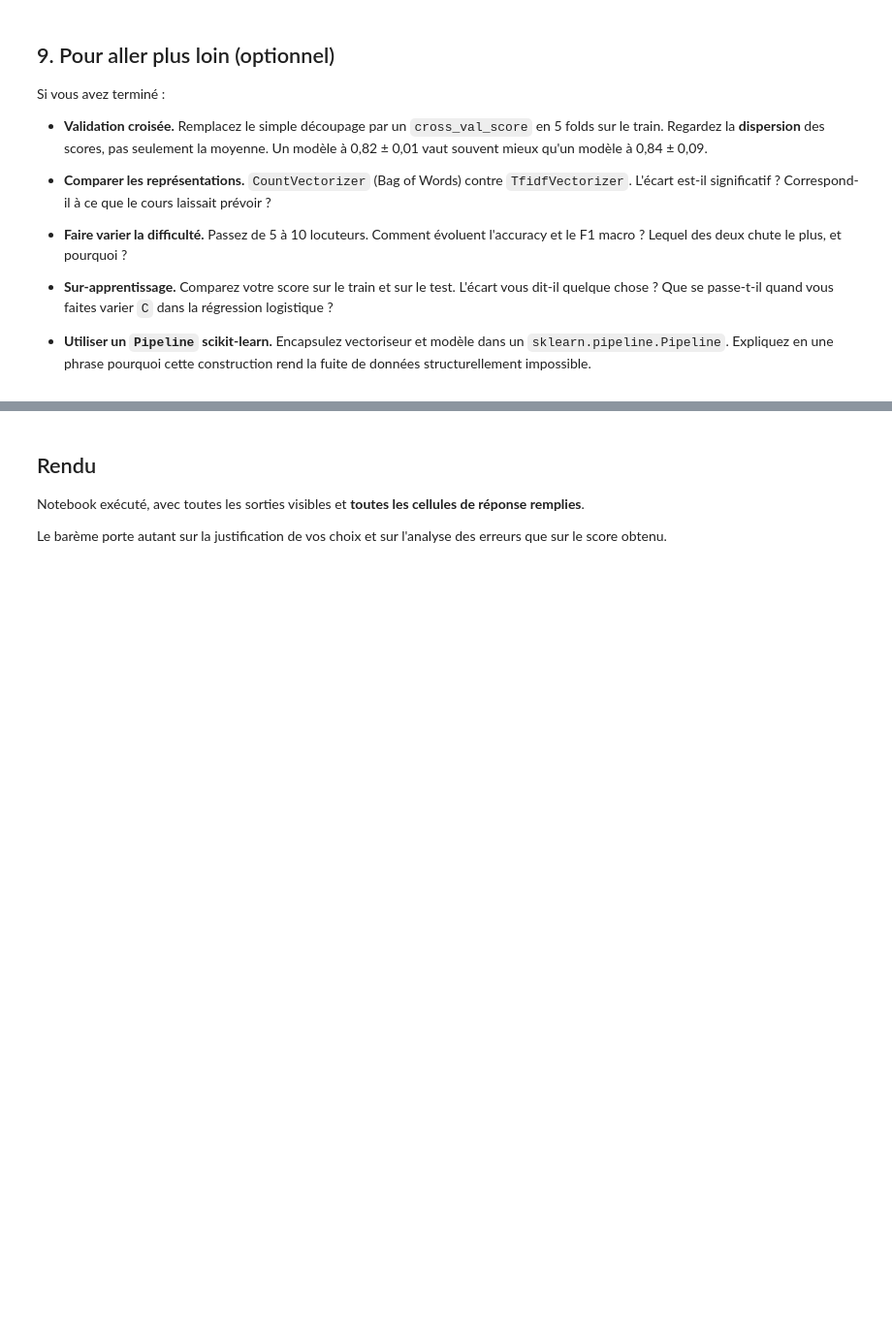
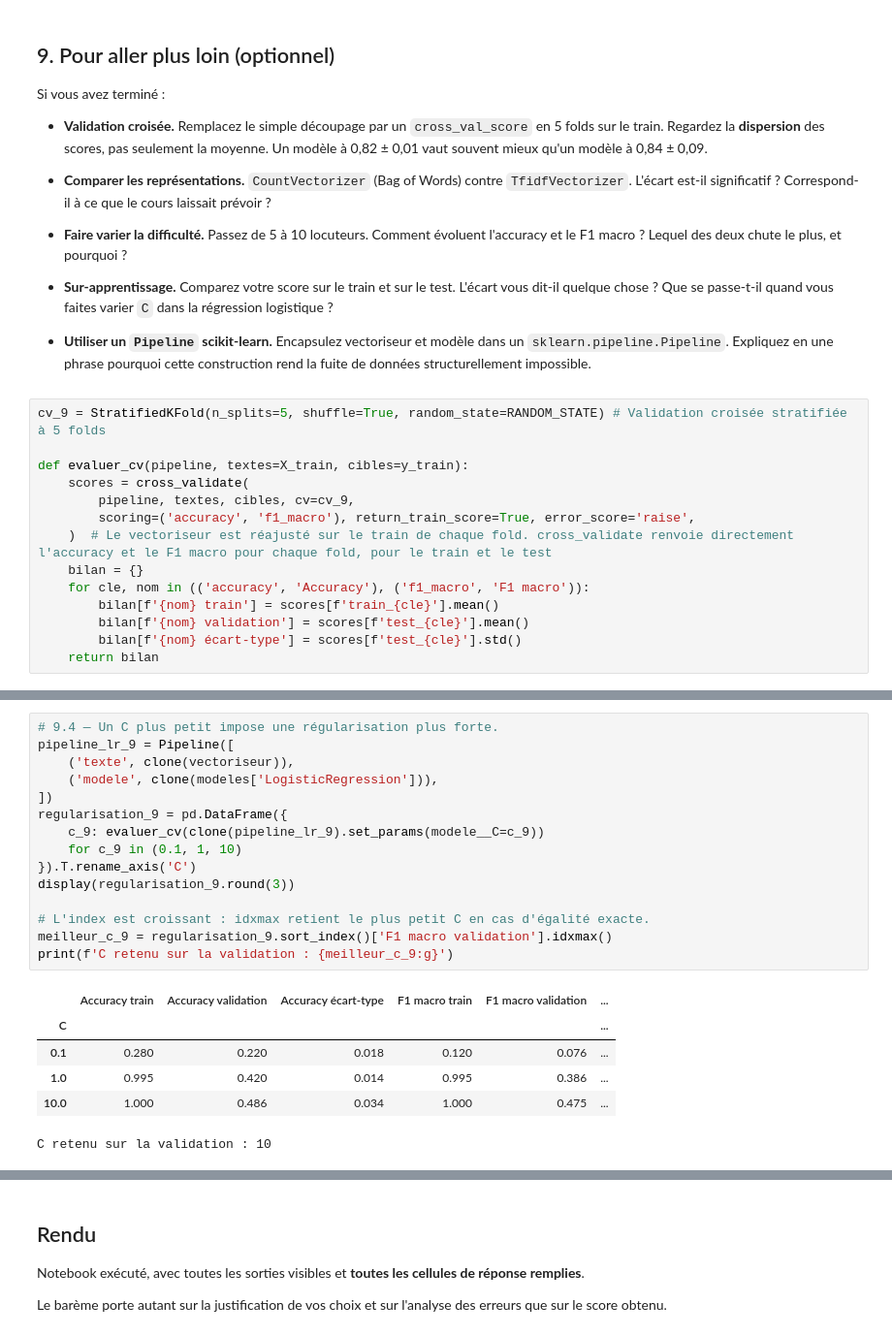
Before and after one commit to mcrayssac/ING3_IAA_GB_NLP, a Jupyter notebook: TP1_NLP_pipeline.ipynb, the cells around one changed output, grey strips where cells are left out. Shown at 97% size. Saved outputs shown, nothing was run; the diff lists cells and outputs as text; blank space fills up the shorter version.

```diff
--- a/TP1_NLP_pipeline.ipynb
+++ b/TP1_NLP_pipeline.ipynb
@@ -725,3 +729,17 @@ Si vous avez terminé :
 - **Sur-apprentissage.** Comparez votre score sur le train et sur le test. L'écart vous dit-il quelque chose ? Que se passe-t-il quand vous faites varier `C` dans la régression logistique ?
 
 - **Utiliser un `Pipeline` scikit-learn.** Encapsulez vectoriseur et modèle dans un `sklearn.pipeline.Pipeline`. Expliquez en une phrase pourquoi cette construction rend la fuite de données structurellement impossible.
+# %%
+cv_9 = StratifiedKFold(n_splits=5, shuffle=True, random_state=RANDOM_STATE) # Validation croisée stratifiée à 5 folds
+
+def evaluer_cv(pipeline, textes=X_train, cibles=y_train):
+    scores = cross_validate(
+        pipeline, textes, cibles, cv=cv_9,
+        scoring=('accuracy', 'f1_macro'), return_train_score=True, error_score='raise',
+    )  # Le vectoriseur est réajusté sur le train de chaque fold. cross_validate renvoie directement l'accuracy et le F1 macro pour chaque fold, pour le train et le test
+    bilan = {}
+    for cle, nom in (('accuracy', 'Accuracy'), ('f1_macro', 'F1 macro')):
+        bilan[f'{nom} train'] = scores[f'train_{cle}'].mean()
+        bilan[f'{nom} validation'] = scores[f'test_{cle}'].mean()
+        bilan[f'{nom} écart-type'] = scores[f'test_{cle}'].std()
+    return bilan
@@ -727,0 +801,22 @@ Si vous avez terminé :
+# %%
+# 9.4 — Un C plus petit impose une régularisation plus forte.
+pipeline_lr_9 = Pipeline([
+    ('texte', clone(vectoriseur)),
+    ('modele', clone(modeles['LogisticRegression'])),
+])
+regularisation_9 = pd.DataFrame({
+    c_9: evaluer_cv(clone(pipeline_lr_9).set_params(modele__C=c_9))
+    for c_9 in (0.1, 1, 10)
+}).T.rename_axis('C')
+display(regularisation_9.round(3))
+
+# L'index est croissant : idxmax retient le plus petit C en cas d'égalité exacte.
+meilleur_c_9 = regularisation_9.sort_index()['F1 macro validation'].idxmax()
+print(f'C retenu sur la validation : {meilleur_c_9:g}')
+# %% [output]
+|  | Accuracy train | Accuracy validation | Accuracy écart-type | F1 macro train | F1 macro validation | ... |
+| C |  |  |  |  |  | ... |
+| 0.1 | 0.280 | 0.220 | 0.018 | 0.120 | 0.076 | ... |
+| 1.0 | 0.995 | 0.420 | 0.014 | 0.995 | 0.386 | ... |
+| 10.0 | 1.000 | 0.486 | 0.034 | 1.000 | 0.475 | ... |
+C retenu sur la validation : 10
```
Also changed, not shown: parts of 9 cells of this notebook.
